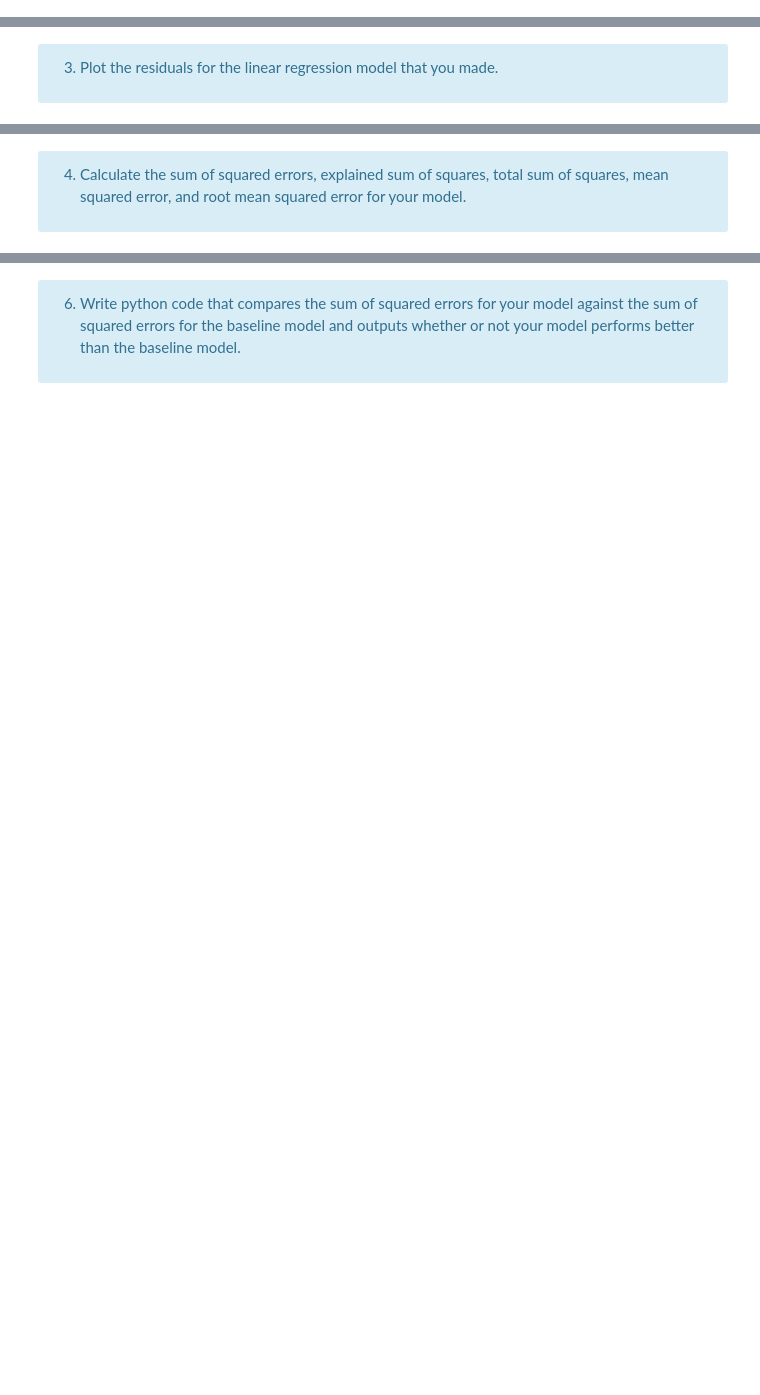
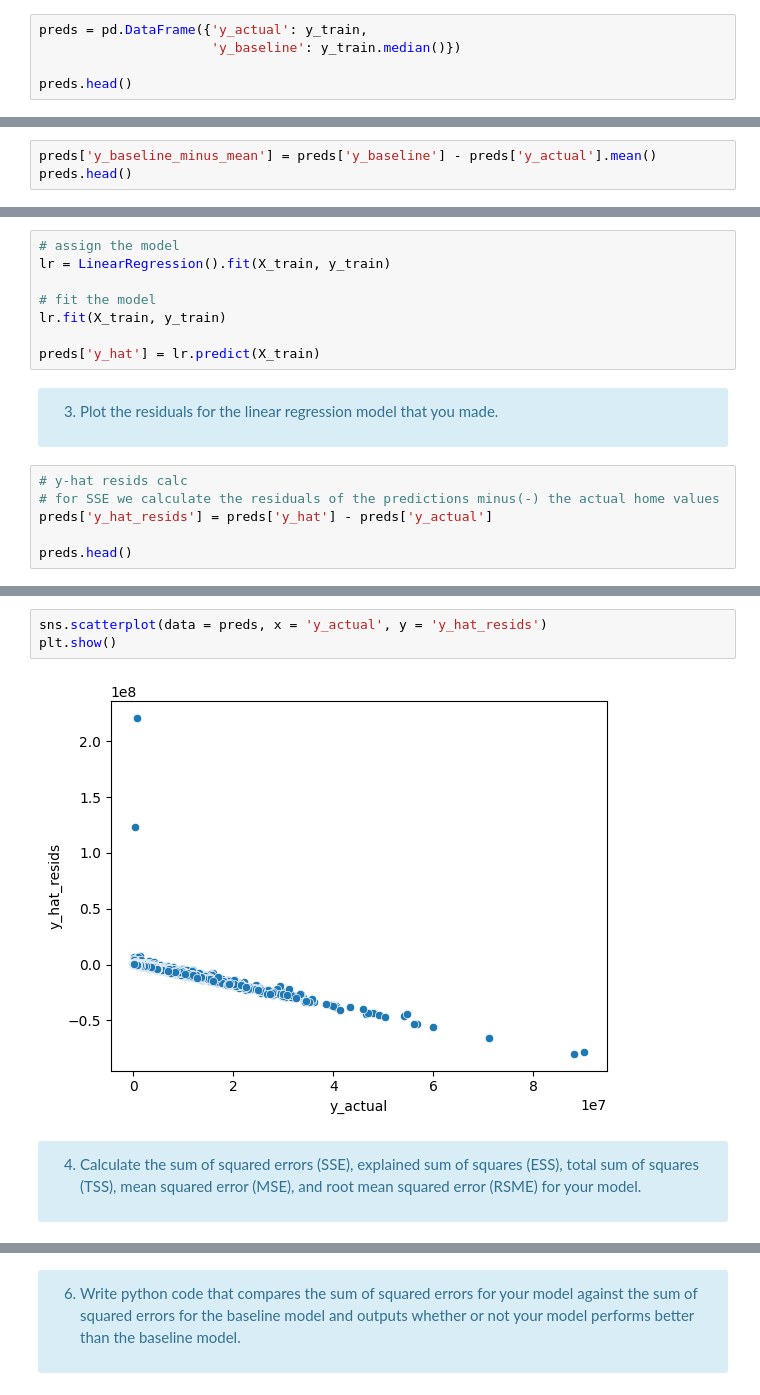
Before and after one commit to Jonathan-Garcia1/regression-exercises, a Jupyter notebook: evaluate.ipynb, the cells around one changed output, grey strips where cells are left out. Cells and saved outputs as stored; diff of their text form; blank space fills up the shorter version.

```diff
--- a/evaluate.ipynb
+++ b/evaluate.ipynb
@@ -52,0 +75,5 @@ train.head()
+# %%
+preds = pd.DataFrame({'y_actual': y_train,
+                      'y_baseline': y_train.median()})
+
+preds.head()
@@ -52,0 +87,3 @@ train.head()
+# %%
+preds['y_baseline_minus_mean'] = preds['y_baseline'] - preds['y_actual'].mean()
+preds.head()
@@ -53,4 +97,18 @@ train.head()
+# %%
+# assign the model
+lr = LinearRegression().fit(X_train, y_train)
+
+# fit the model
+lr.fit(X_train, y_train)
+
+preds['y_hat'] = lr.predict(X_train)
 # %% [markdown]
 <div class="alert alert-block alert-info">
 
 3. Plot the residuals for the linear regression model that you made.
+# %%
+# y-hat resids calc
+# for SSE we calculate the residuals of the predictions minus(-) the actual home values
+preds['y_hat_resids'] = preds['y_hat'] - preds['y_actual']
+
+preds.head()
@@ -57,4 +122,9 @@ train.head()
+# %%
+sns.scatterplot(data = preds, x = 'y_actual', y = 'y_hat_resids')
+plt.show()
+# %% [output]
+[figure, added]
 # %% [markdown]
 <div class="alert alert-block alert-info">
 
-4. Calculate the sum of squared errors, explained sum of squares, total sum of squares, mean squared error, and root mean squared error for your model.
+4. Calculate the sum of squared errors (SSE), explained sum of squares (ESS), total sum of squares (TSS), mean squared error (MSE), and root mean squared error (RSME) for your model.
```
Also changed, not shown: parts of 29 cells of this notebook.
